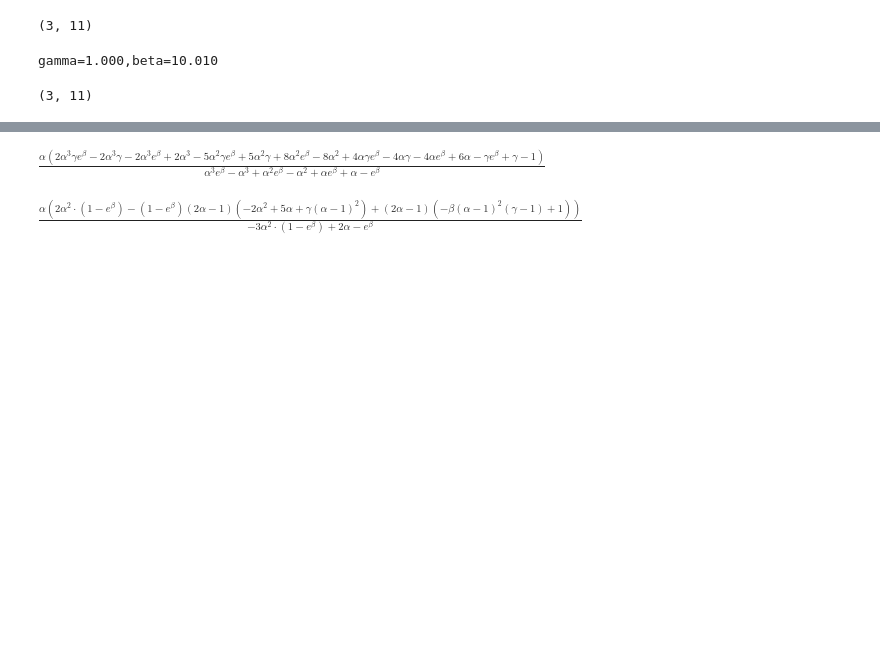
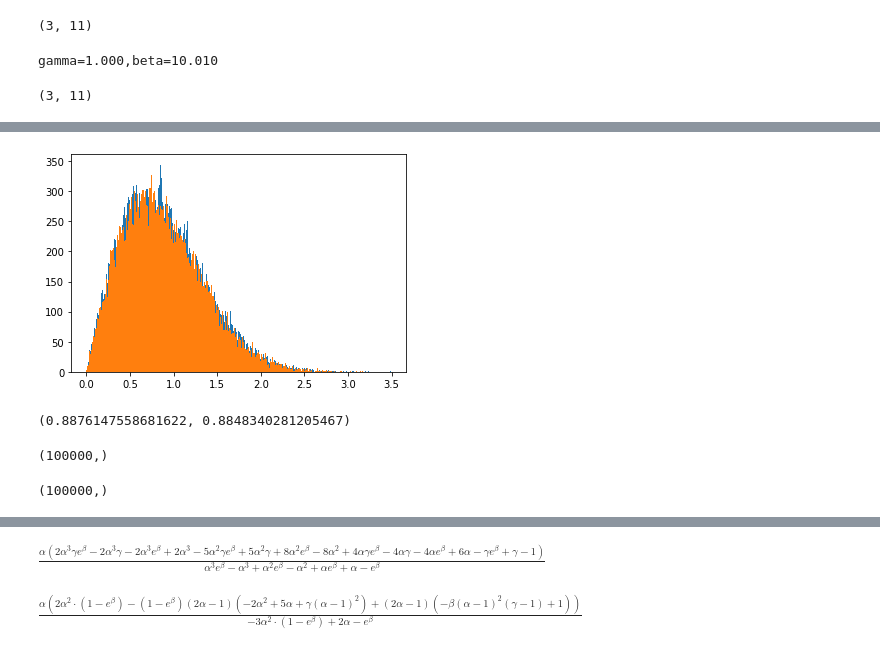
Before and after one commit to michaelneuder/opportunistic-mining, a Jupyter notebook: august2.ipynb, the cells around one changed output, grey strips where cells are left out. Cells and saved outputs as stored; diff of their text form; code cells hidden in the pictures; blank space fills up the shorter version.

```diff
--- a/august2.ipynb
+++ b/august2.ipynb
@@ -432,0 +494,13 @@ plt.show()
+# %%
+sample1 = np.random.rayleigh(scale=1/np.sqrt(2), size=100000)
+sample2 = np.random.exponential(scale=1, size=100000)**(1/2)
+# %%
+plt.hist(sample1, bins=1000)
+plt.hist(sample2, bins=1000)
+plt.show()
+# %% [output]
+[figure, added]
+# %%
+sample1.mean(), sample2.mean()
+# %% [output]
+(0.8876147558681622, 0.8848340281205467)
@@ -432,0 +514,11 @@ plt.show()
+# %%
+testCDF = np.random.exponential(size=int(1e5)) + np.random.rayleigh(scale=1/np.sqrt(2), size=int(1e5))
+testCDF.shape
+# %% [output]
+(100000,)
+# %%
+testCDF2 = np.random.exponential(size=int(1e5))
+testCDF2 = testCDF2 + np.sqrt(testCDF2)
+testCDF2.shape
+# %% [output]
+(100000,)
```
Also changed, not shown: parts of 11 cells of this notebook, 1 other file.
